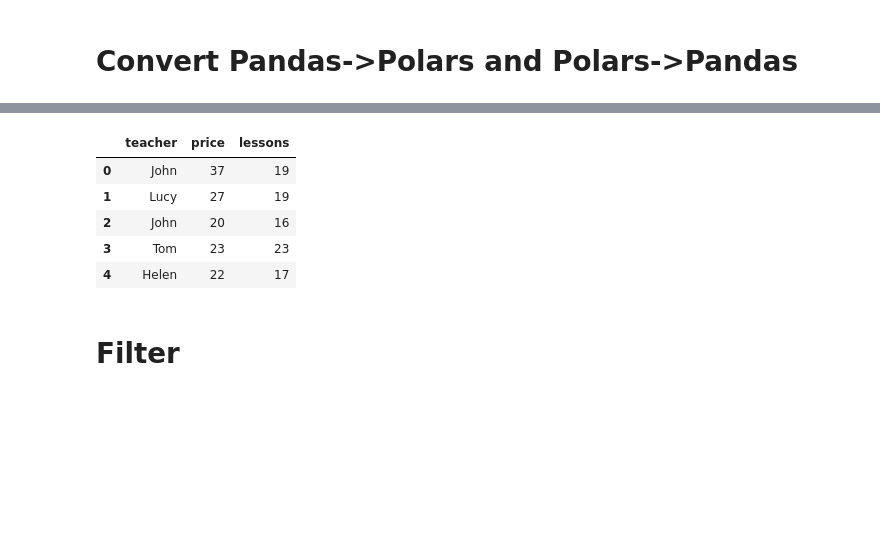
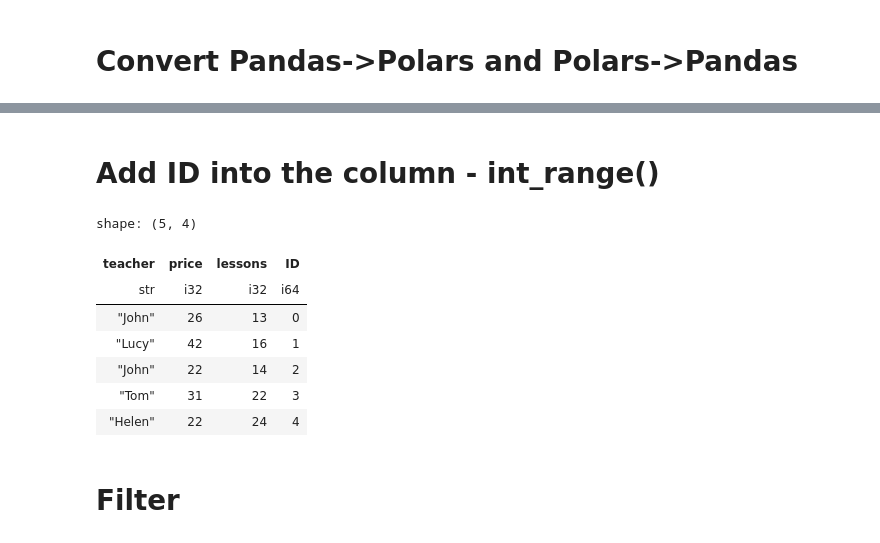
Before and after one commit to martincho48/Portfolio, a Jupyter notebook: Python/Polars-case studies/polars.ipynb, the cells around one changed output, grey strips where cells are left out. Saved outputs shown, nothing was run; the diff lists cells and outputs as text; code cells hidden in the pictures; blank space fills up the shorter version.

Commit message:
Polars int_range() added

```diff
--- a/Python/Polars-case studies/polars.ipynb
+++ b/Python/Polars-case studies/polars.ipynb
@@ -49,13 +49,17 @@ shape: (5, 3)
-# %%
-pandas_df = df.to_pandas()
-pandas_df
-# %% [output]
-|  | teacher | price | lessons |
-| 0 | John | 37 | 19 |
-| 1 | Lucy | 27 | 19 |
-| 2 | John | 20 | 16 |
-| 3 | Tom | 23 | 23 |
-| 4 | Helen | 22 | 17 |
+# %% [markdown]
+# Add ID into the column - int_range()
+# %%
+df = polars_df.with_columns(pl.int_range(pl.len()).alias('ID'))
+df
+# %% [output]
+shape: (5, 4)
+| teacher | price | lessons | ID |
+| str | i32 | i32 | i64 |
+| "John" | 26 | 13 | 0 |
+| "Lucy" | 42 | 16 | 1 |
+| "John" | 22 | 14 | 2 |
+| "Tom" | 31 | 22 | 3 |
+| "Helen" | 22 | 24 | 4 |
 # %% [markdown]
 # Filter
 # %%
```
Also changed, not shown: parts of 3 cells of this notebook.
